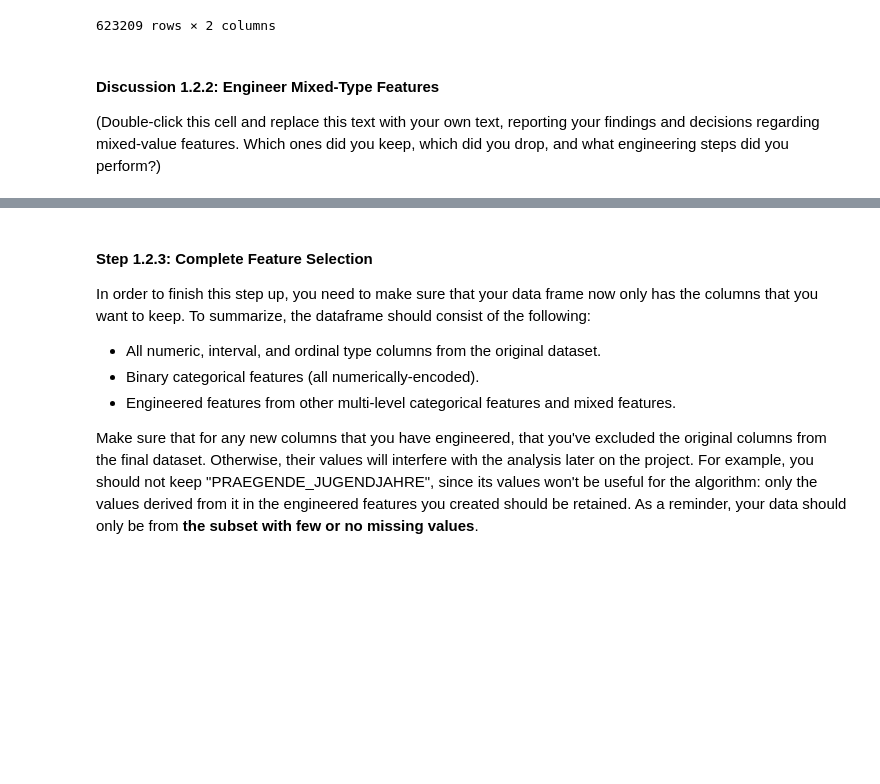
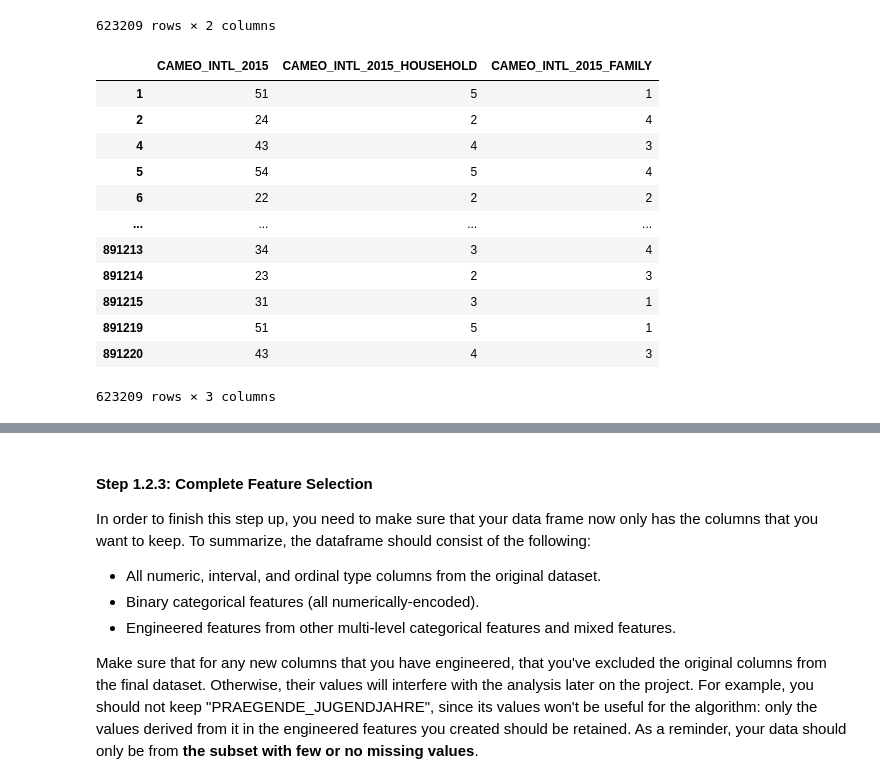
Before and after one commit to walidsi/identify-customer-segments, a Jupyter notebook: Identify_Customer_Segments.ipynb, the cells around one changed output, grey strips where cells are left out. Saved outputs shown, nothing was run; the diff lists cells and outputs as text; code cells hidden in the pictures; blank space fills up the shorter version.

Commit message:
Add encoding of CAMEO_INTL_2015 and handling of other mixed features

```diff
--- a/Identify_Customer_Segments.ipynb
+++ b/Identify_Customer_Segments.ipynb
@@ -512,4 +510,21 @@ azdias_encoded.drop('PRAEGENDE_JUGENDJAHRE', axis=1, inplace=True)
-# %% [markdown]
-#### Discussion 1.2.2: Engineer Mixed-Type Features
-
-(Double-click this cell and replace this text with your own text, reporting your findings and decisions regarding mixed-value features. Which ones did you keep, which did you drop, and what engineering steps did you perform?)
+# %%
+# Investigate "CAMEO_INTL_2015" and engineer two new variables.
+azdias_encoded['CAMEO_INTL_2015'] = azdias_encoded['CAMEO_INTL_2015'].astype('int64')
+azdias_encoded['CAMEO_INTL_2015_HOUSEHOLD'] = azdias_encoded['CAMEO_INTL_2015'] // 10
+azdias_encoded['CAMEO_INTL_2015_FAMILY'] = azdias_encoded['CAMEO_INTL_2015'] % 10
+
+azdias_encoded[['CAMEO_INTL_2015', 'CAMEO_INTL_2015_HOUSEHOLD', 'CAMEO_INTL_2015_FAMILY']]
+# %% [output]
+|  | CAMEO_INTL_2015 | CAMEO_INTL_2015_HOUSEHOLD | CAMEO_INTL_2015_FAMILY |
+| 1 | 51 | 5 | 1 |
+| 2 | 24 | 2 | 4 |
+| 4 | 43 | 4 | 3 |
+| 5 | 54 | 5 | 4 |
+| 6 | 22 | 2 | 2 |
+| ... | ... | ... | ... |
+| 891213 | 34 | 3 | 4 |
+| 891214 | 23 | 2 | 3 |
+| 891215 | 31 | 3 | 1 |
+| 891219 | 51 | 5 | 1 |
+| 891220 | 43 | 4 | 3 |
+623209 rows × 3 columns
```
Also changed, not shown: parts of 4 cells of this notebook.
